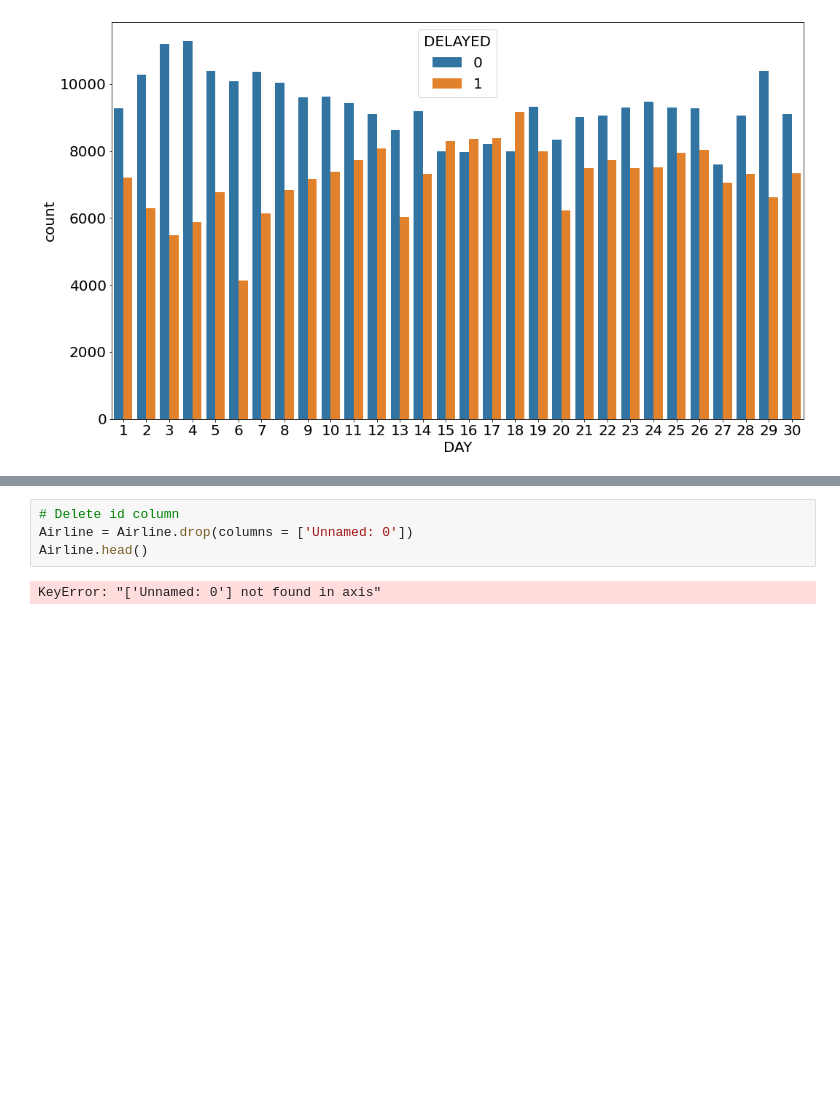
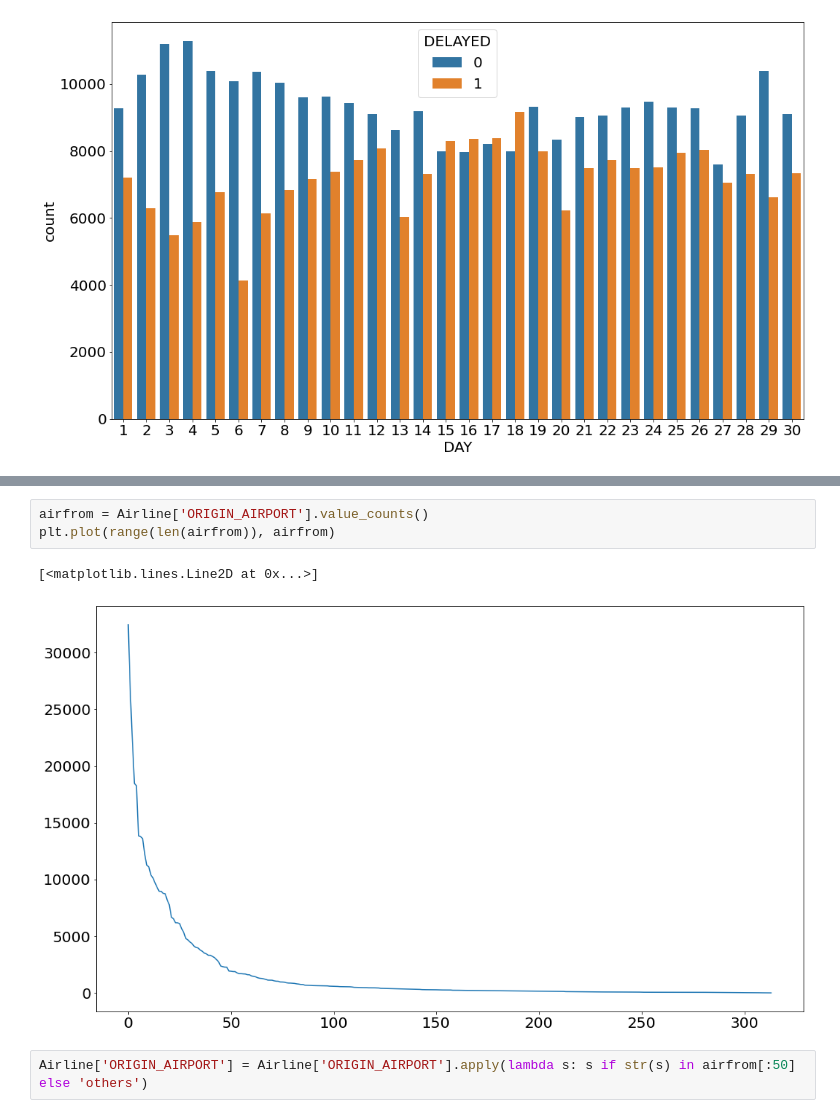
Before and after one commit to CGrant109/Project-4-Machine-Learning, a Jupyter notebook: modeling.ipynb, the cells around one changed output, grey strips where cells are left out. Cells and saved outputs as stored; diff of their text form; blank space fills up the shorter version.

```diff
--- a/modeling.ipynb
+++ b/modeling.ipynb
@@ -212,6 +296,8 @@ FileNotFoundError: [Errno 2] No such file or directory: 'Fixed_flight.csv'
+# %%
+airfrom = Airline['ORIGIN_AIRPORT'].value_counts()
+plt.plot(range(len(airfrom)), airfrom)
+# %% [output]
+[<matplotlib.lines.Line2D at 0x...>]
+[figure, added]
 # %%
-# Delete id column
-Airline = Airline.drop(columns = ['Unnamed: 0'])
-Airline.head()
+Airline['ORIGIN_AIRPORT'] = Airline['ORIGIN_AIRPORT'].apply(lambda s: s if str(s) in airfrom[:50] else 'others')
-# %% [output]
-KeyError: "['Unnamed: 0'] not found in axis"
```
Also changed, not shown: parts of 25 cells of this notebook.
